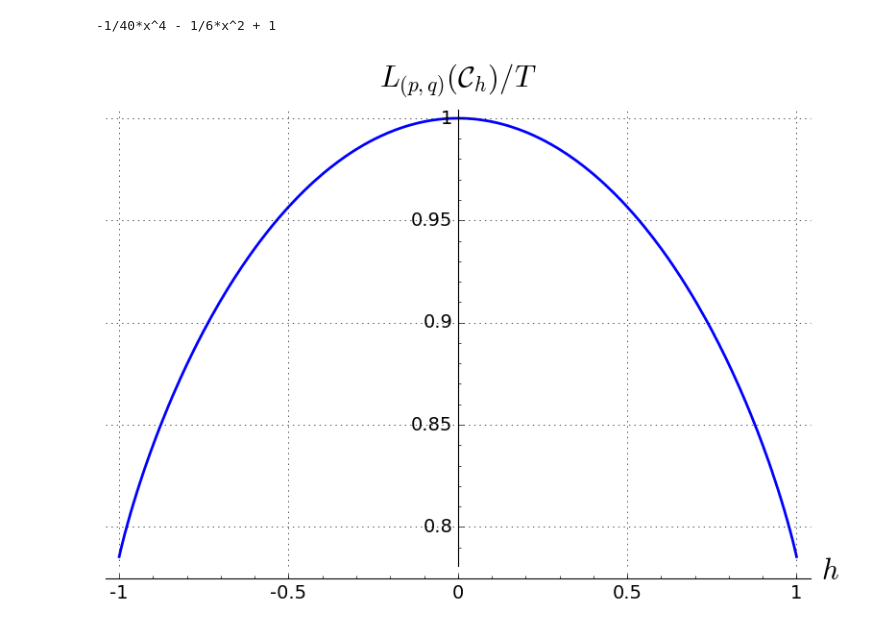
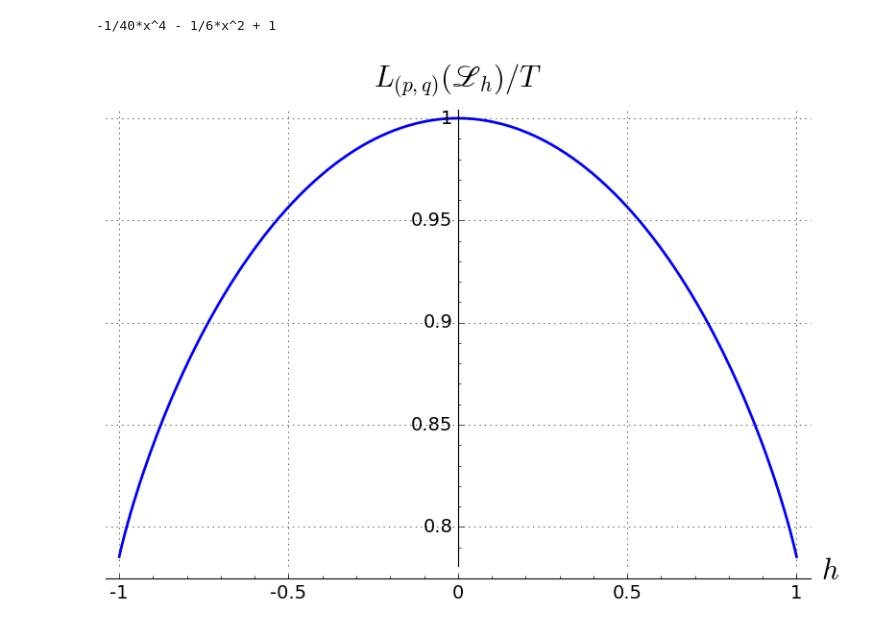
Before and after one commit to egourgoulhon/BHLectures, a Jupyter notebook: sage/geo_timelike_length_h.ipynb, the cells around one changed output. Cells and saved outputs as stored; diff of their text form; code cells hidden in the pictures.

```diff
--- a/sage/geo_timelike_length_h.ipynb
+++ b/sage/geo_timelike_length_h.ipynb
@@ -15,10 +15,10 @@ taylor(f(x), x, 0, 5)
 -1/40*x^4 - 1/6*x^2 + 1
 # %%
 g = plot(f(x), (x, -1, 1), thickness=2, gridlines='major',
-         axes_labels=[r'$h$', r'$L_{(p,q)}(\mathcal{C}_h)/T$'],
+         axes_labels=[r'$h$', r'$L_{(p,q)}(\mathscr{L}_h)/T$'],
          fontsize=14)
 g
 # %% [output]
-[figure, old version]
+[figure, new version]
 # %%
 g.save('geo_timelike_length_h.pdf')
```
Also changed, not shown: 11 other files.
